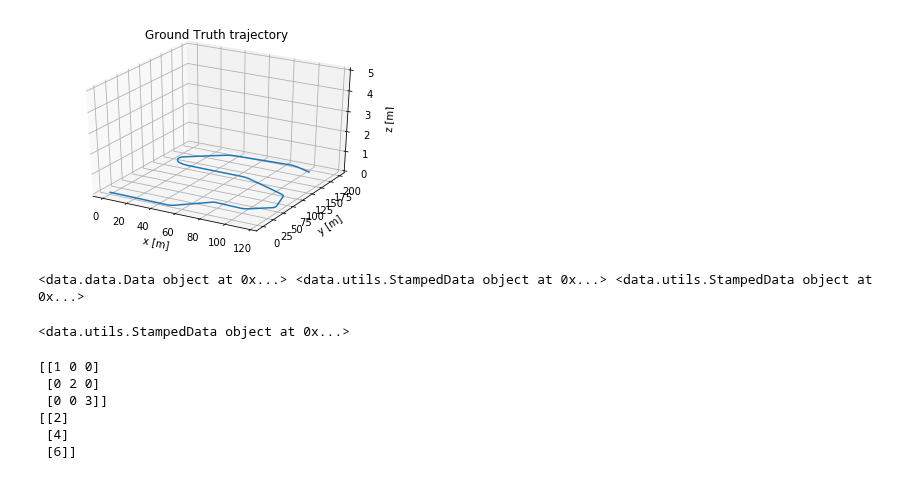
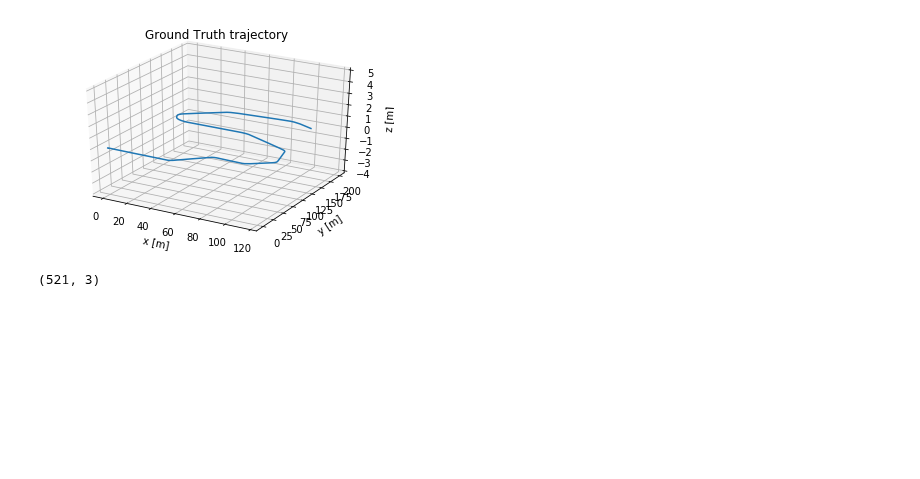
Before and after one commit to QuangMDoan/controller2d-nix, a Jupyter notebook: course2/final-project/es-ekf.ipynb, the cells around one changed output. Cells and saved outputs as stored; diff of their text form; code cells hidden in the pictures; blank space fills up the shorter version.

```diff
--- a/course2/final-project/es-ekf.ipynb
+++ b/course2/final-project/es-ekf.ipynb
@@ -12,59 +11,23 @@ from rotations import angle_normalize, rpy_jacobian_axis_angle, skew_symmetric,
 f = open('data/pt1_data.pkl', 'rb')
 data = pickle.load(f)
 # %%
-#   gt: Data object containing ground truth. with the following fields:
-#     a: Acceleration of the vehicle, in the inertial frame
-#     v: Velocity of the vehicle, in the inertial frame
-#     p: Position of the vehicle, in the inertial frame
-#     alpha: Rotational acceleration of the vehicle, in the inertial frame
-#     w: Rotational velocity of the vehicle, in the inertial frame
-#     r: Rotational position of the vehicle, in Euler (XYZ) angles in the inertial frame
-#     _t: Timestamp in ms.
-
-gt = data['gt'] # print(gt.p.shape) => (8734, 3)
-imu_f = data['imu_f']
-imu_w = data['imu_w']
-
-gnss = data['gnss']
-lidar = data['lidar']
+gt = data['gt']         # Data object containing ground truth
+imu_f = data['imu_f']   # imu_f.data, imu_f.t are IMU force data and timestamps (given in vehicle frame)
+imu_w = data['imu_w']   # imu rotational velocity (given in the vehicle frame)
+gnss = data['gnss']     # StampedData object with the GNSS data.
+lidar = data['lidar']   # StampedData object with the LIDAR data (positions only)
 
 gt_fig = plt.figure()
 ax = gt_fig.add_subplot(111, projection='3d')
 ax.plot(gt.p[:,0], gt.p[:,1], gt.p[:,2])
-
 ax.set_xlabel('x [m]')
 ax.set_ylabel('y [m]')
 ax.set_zlabel('z [m]')
 ax.set_title('Ground Truth trajectory')
-ax.set_zlim(0, 5)
+ax.set_zlim(-4, 5)
 plt.show()
+
+lidar.data
 # %% [output]
-[figure, old version]
+[figure, new version]
+(521, 3)
-# %%
-gt = data['gt'] # print(gt.p.shape) => (8734, 3)
-imu_f = data['imu_f']
-imu_w = data['imu_w']
-gnss = data['gnss']
-lidar = data['lidar']
-
-print(gt, imu_f, imu_w)
-# %% [output]
-<data.data.Data object at 0x...> <data.utils.StampedData object at 0x...> <data.utils.StampedData object at 0x...>
-# %%
-print(lidar)
-# %% [output]
-<data.utils.StampedData object at 0x...>
-# %%
-A = np.diag([1, 2, 3])
-print(A)
-
-x = np.array([[2, 2, 2]]).T
-
-print(A @ x)
-# %% [output]
-[[1 0 0]
- [0 2 0]
- [0 0 3]]
-[[2]
- [4]
- [6]]
```
Also changed, not shown: parts of 14 cells of this notebook, 5 other files.
